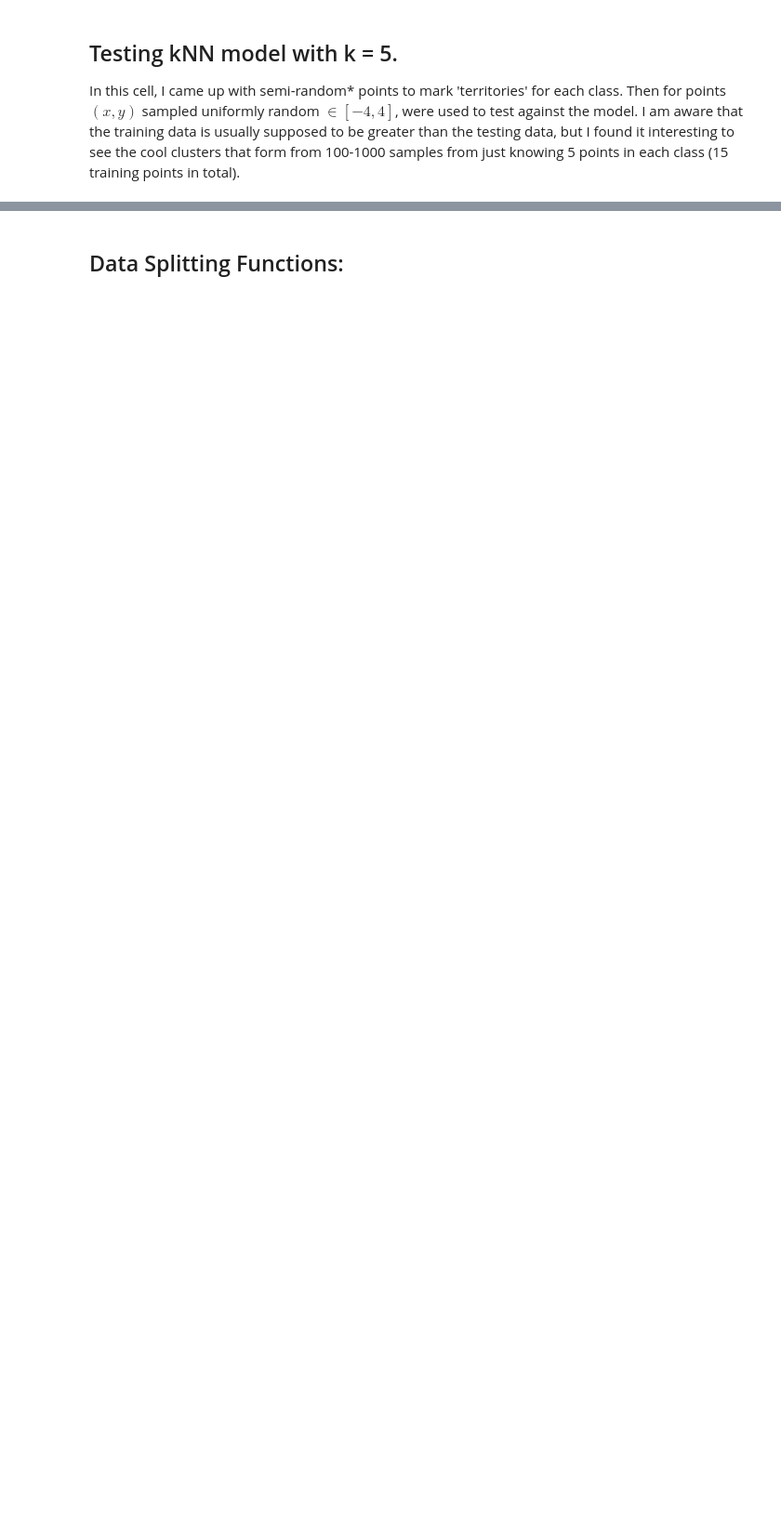
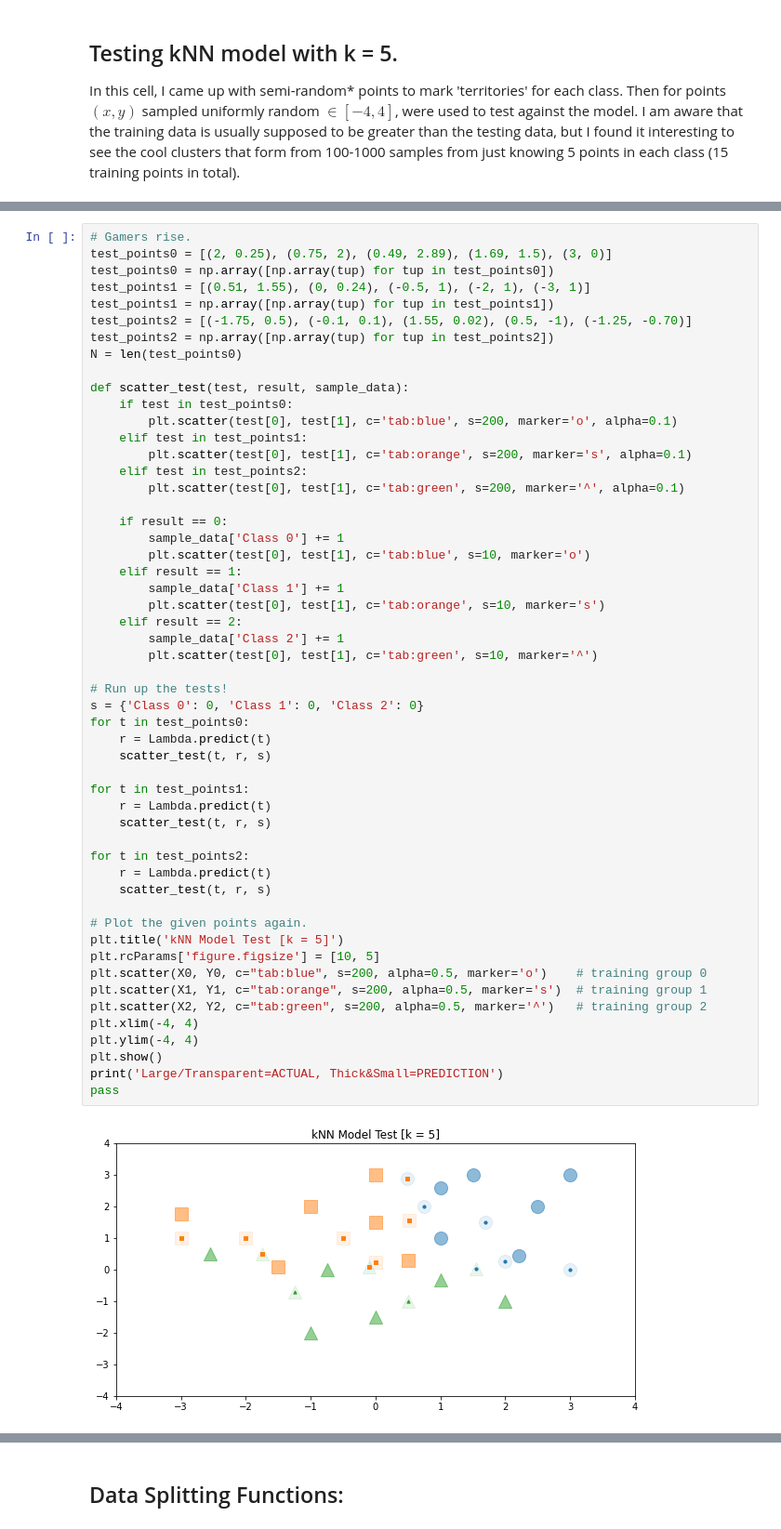
Before and after one commit to jventura1738/COSC311, a Jupyter notebook: LABS/LAB6/LAB6_stable.ipynb, the cells around one changed output, grey strips where cells are left out. Shown at 93% size. Saved outputs shown, nothing was run; the diff lists cells and outputs as text; blank space fills up the shorter version.

```diff
--- a/LABS/LAB6/LAB6_stable.ipynb
+++ b/LABS/LAB6/LAB6_stable.ipynb
@@ -197,0 +189,55 @@ plt.show()
+# %%
+# Gamers rise.
+test_points0 = [(2, 0.25), (0.75, 2), (0.49, 2.89), (1.69, 1.5), (3, 0)]
+test_points0 = np.array([np.array(tup) for tup in test_points0])
+test_points1 = [(0.51, 1.55), (0, 0.24), (-0.5, 1), (-2, 1), (-3, 1)]
+test_points1 = np.array([np.array(tup) for tup in test_points1])
+test_points2 = [(-1.75, 0.5), (-0.1, 0.1), (1.55, 0.02), (0.5, -1), (-1.25, -0.70)]
+test_points2 = np.array([np.array(tup) for tup in test_points2])
+N = len(test_points0)
+
+def scatter_test(test, result, sample_data):
+    if test in test_points0:
+        plt.scatter(test[0], test[1], c='tab:blue', s=200, marker='o', alpha=0.1)
+    elif test in test_points1:
+        plt.scatter(test[0], test[1], c='tab:orange', s=200, marker='s', alpha=0.1)
+    elif test in test_points2:
+        plt.scatter(test[0], test[1], c='tab:green', s=200, marker='^', alpha=0.1)
+
+    if result == 0:
+        sample_data['Class 0'] += 1
+        plt.scatter(test[0], test[1], c='tab:blue', s=10, marker='o')
+    elif result == 1:
+        sample_data['Class 1'] += 1
+        plt.scatter(test[0], test[1], c='tab:orange', s=10, marker='s')
+    elif result == 2:
+        sample_data['Class 2'] += 1
+        plt.scatter(test[0], test[1], c='tab:green', s=10, marker='^')
+
+# Run up the tests!
+s = {'Class 0': 0, 'Class 1': 0, 'Class 2': 0}
+for t in test_points0:
+    r = Lambda.predict(t)
+    scatter_test(t, r, s)
+
+for t in test_points1:
+    r = Lambda.predict(t)
+    scatter_test(t, r, s)
+
+for t in test_points2:
+    r = Lambda.predict(t)
+    scatter_test(t, r, s)
+
+# Plot the given points again.
+plt.title('kNN Model Test [k = 5]')
+plt.rcParams['figure.figsize'] = [10, 5]
+plt.scatter(X0, Y0, c="tab:blue", s=200, alpha=0.5, marker='o')    # training group 0
+plt.scatter(X1, Y1, c="tab:orange", s=200, alpha=0.5, marker='s')  # training group 1
+plt.scatter(X2, Y2, c="tab:green", s=200, alpha=0.5, marker='^')   # training group 2
+plt.xlim(-4, 4)
+plt.ylim(-4, 4)
+plt.show()
+print('Large/Transparent=ACTUAL, Thick&Small=PREDICTION')
+pass
+# %% [output]
+[figure, added]
```
Also changed, not shown: parts of 6 cells of this notebook.
